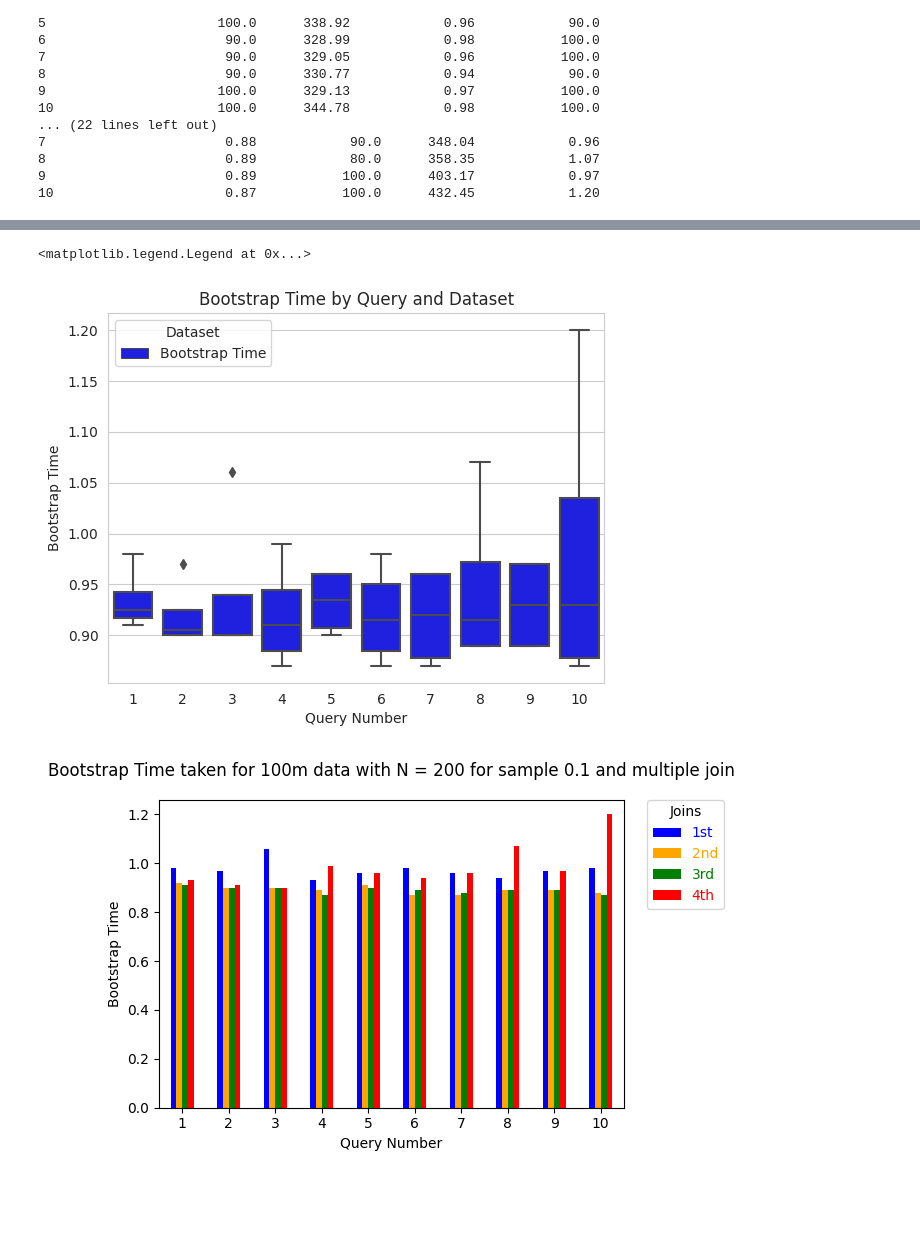
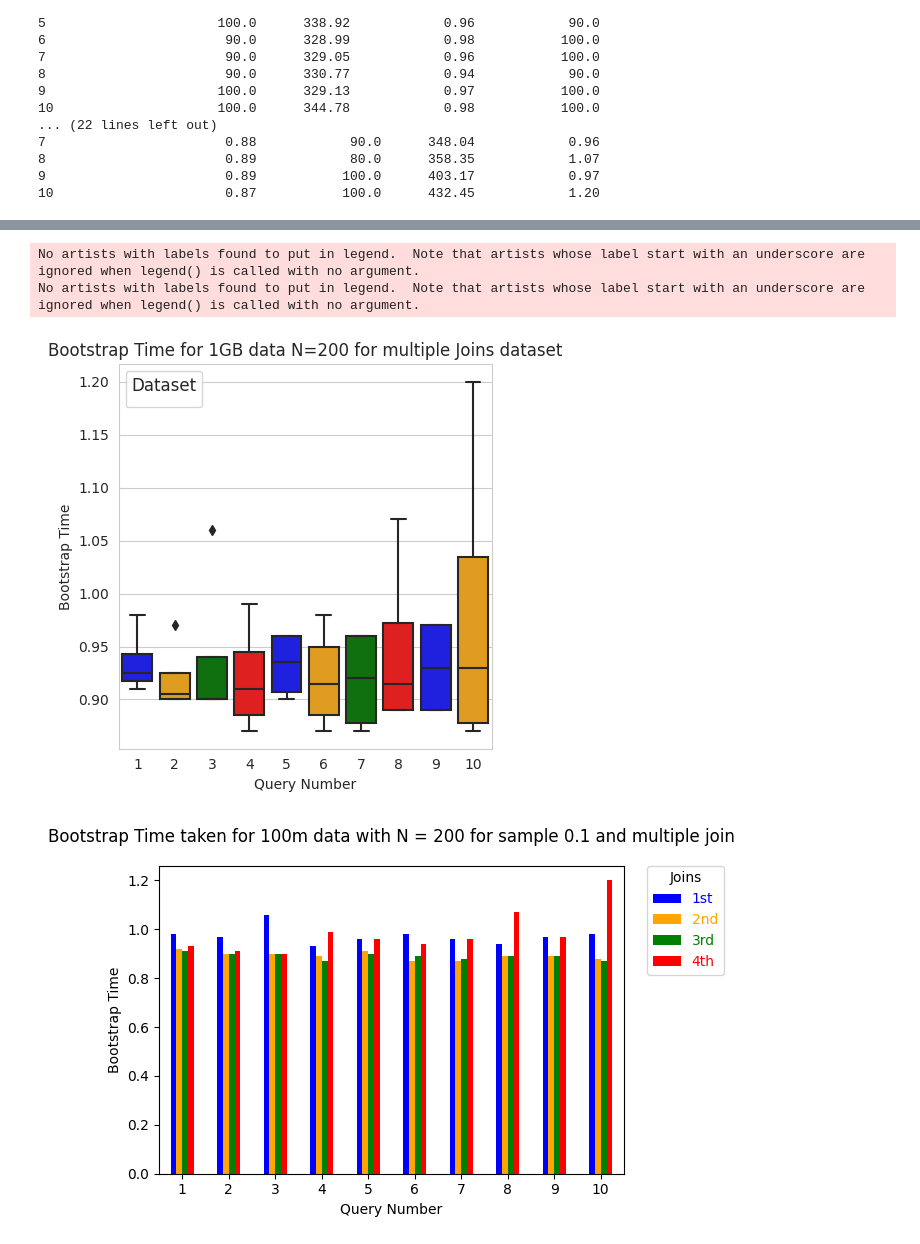
Before and after one commit to smaharjan02/bootstrapCS2, a Jupyter notebook: src/graph_experiments/graphdraw.ipynb, the cells around one changed output, grey strips where cells are left out. Saved outputs shown, nothing was run; the diff lists cells and outputs as text; code cells hidden in the pictures; blank space fills up the shorter version.

Commit message:
boxplot

```diff
--- a/src/graph_experiments/graphdraw.ipynb
+++ b/src/graph_experiments/graphdraw.ipynb
@@ -231,22 +236,21 @@ plt.show()
 # %%
 multi_join_so1_df = multi_join_so1_df.reset_index(drop=True)
 df_melt = pd.melt(multi_join_so1_df, id_vars='Query Number',
                   value_vars=['Bootstrap Time', 'Bootstrap Time', 'Bootstrap Time', 'Bootstrap Time'],
                   var_name='Dataset',
                   value_name='Bootstrap_Time')
-sns.set_palette('dark')
-sns.set_style('whitegrid')
-ax = sns.boxplot(x='Query Number', y='Bootstrap_Time', hue='Dataset', data=df_melt, palette=['blue', 'orange', 'green', 'red'])
+
+ax = sns.boxplot(x='Query Number', y='Bootstrap_Time', data=df_melt)
 ax.set_ylabel('Bootstrap Time')
-ax.set_title('Bootstrap Time by Query and Dataset')
-
-ax.legend(title='Dataset')
+ax.set_title('Bootstrap Time for 1GB data N=200 for multiple Joins dataset')
 
 plt.tight_layout()
+# Adjust subplot params to create space for legend
 plt.savefig('boxplot.pdf')
 # %% [output]
-<matplotlib.legend.Legend at 0x...>
+No artists with labels found to put in legend.  Note that artists whose label start with an underscore are ignored when legend() is called with no argument.
+No artists with labels found to put in legend.  Note that artists whose label start with an underscore are ignored when legend() is called with no argument.
-[figure, old version]
+[figure, new version]
 # %%
 #Bar chart for multiple join where sample size = 0.1
 with PdfPages('Bootstrap Time taken of 1GB data with N = 200 for sample 0.1 and multiple join.pdf') as pdf:
```
Also changed, not shown: parts of 2 cells of this notebook, 1 other file.
